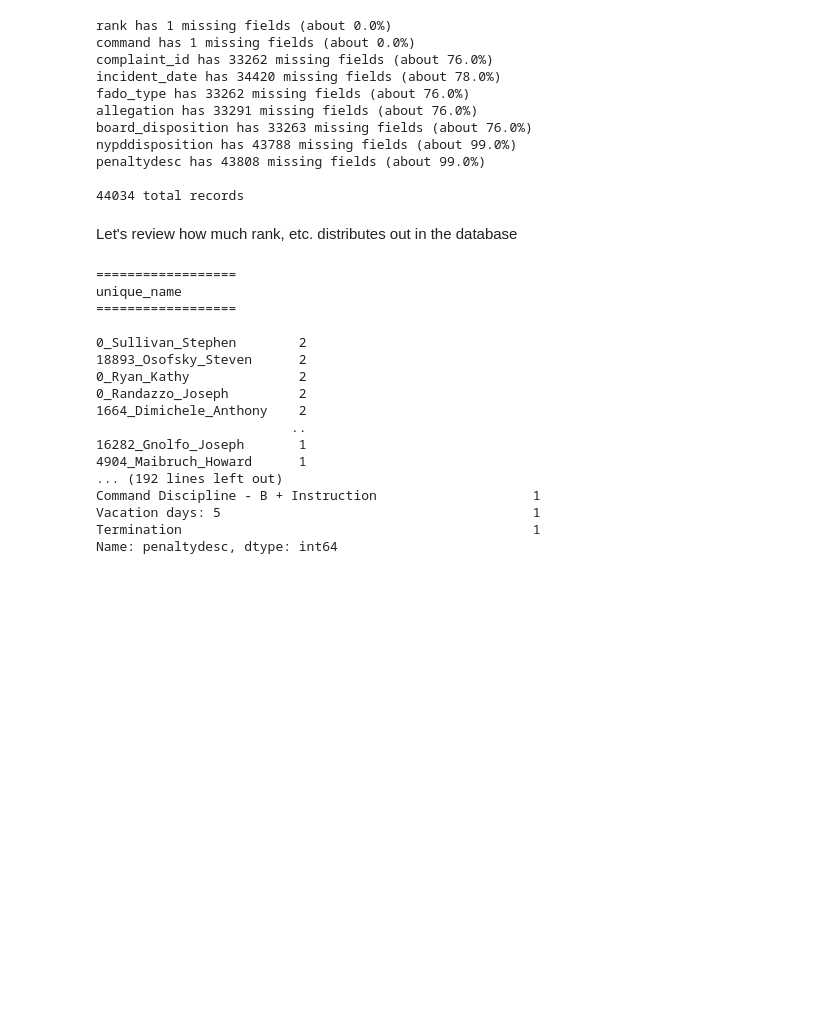
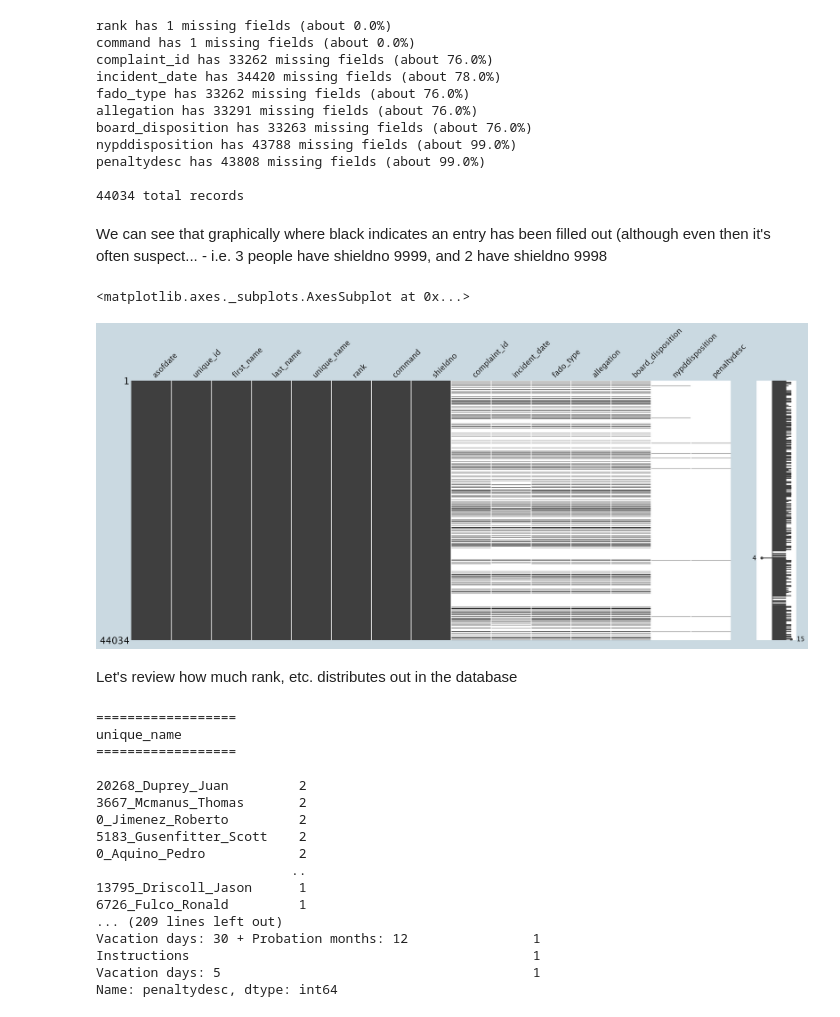
Before and after one commit to amkhosla/NYPD_Citizens_Complaints, a Jupyter notebook: NYPD_CCRB.ipynb, the cells around one changed output. Saved outputs shown, nothing was run; the diff lists cells and outputs as text; code cells hidden in the pictures; blank space fills up the shorter version.

```diff
--- a/NYPD_CCRB.ipynb
+++ b/NYPD_CCRB.ipynb
@@ -145,10 +147,18 @@ nypddisposition has 43788 missing fields (about 99.0%)
 penaltydesc has 43808 missing fields (about 99.0%)
 
 44034 total records
+# %% [markdown]
+We can see that graphically where black indicates an entry has been filled out (although even then it's often suspect... - i.e. 3 people have shieldno 9999, and 2 have shieldno 9998
+# %%
+import missingno as msno
+msno.matrix(complaints_df)
+# %% [output]
+<matplotlib.axes._subplots.AxesSubplot at 0x...>
+[figure, added]
 # %% [markdown]
 Let's review how much rank, etc. distributes out in the database
 # %%
-review_columns = ['unique_name', 'rank', 'command', 'incident_date', 'fado_type', 'allegation',  'board_disposition', 'nypddisposition', 'penaltydesc']
+review_columns = ['unique_name', 'shieldno', 'rank', 'command', 'incident_date', 'fado_type', 'allegation',  'board_disposition', 'nypddisposition', 'penaltydesc']
 for column in review_columns[0:]:
     print(f"\n==================\n{column}\n==================\n")
     print(complaints_df[column].value_counts())
@@ -157,16 +167,16 @@ for column in review_columns[0:]:
 unique_name
 ==================
 
-0_Sullivan_Stephen        2
-18893_Osofsky_Steven      2
-0_Ryan_Kathy              2
-0_Randazzo_Joseph         2
-1664_Dimichele_Anthony    2
+20268_Duprey_Juan         2
+3667_Mcmanus_Thomas       2
+0_Jimenez_Roberto         2
+5183_Gusenfitter_Scott    2
+0_Aquino_Pedro            2
                          ..
-16282_Gnolfo_Joseph       1
-4904_Maibruch_Howard      1
-... (192 lines left out)
-Command Discipline - B + Instruction                    1
+13795_Driscoll_Jason      1
+6726_Fulco_Ronald         1
+... (209 lines left out)
+Vacation days: 30 + Probation months: 12                1
+Instructions                                            1
 Vacation days: 5                                        1
-Termination                                             1
 Name: penaltydesc, dtype: int64
```
Also changed, not shown: parts of 1 cell of this notebook.
